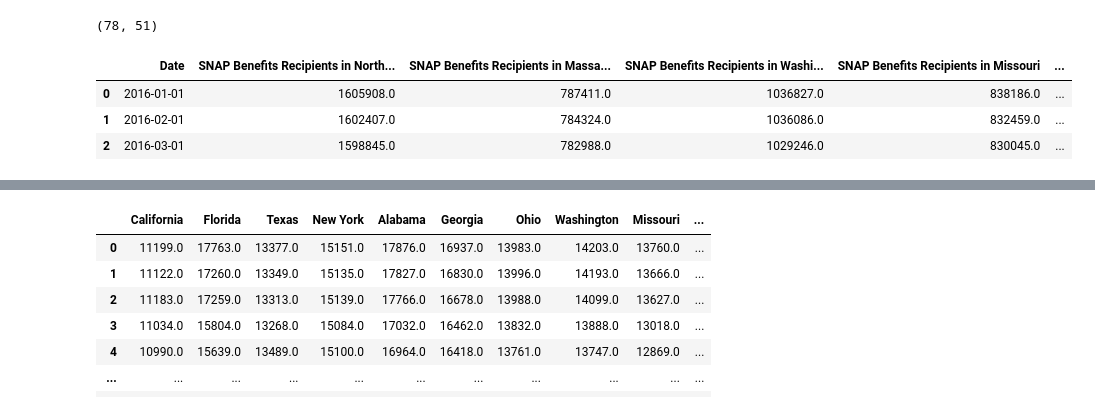
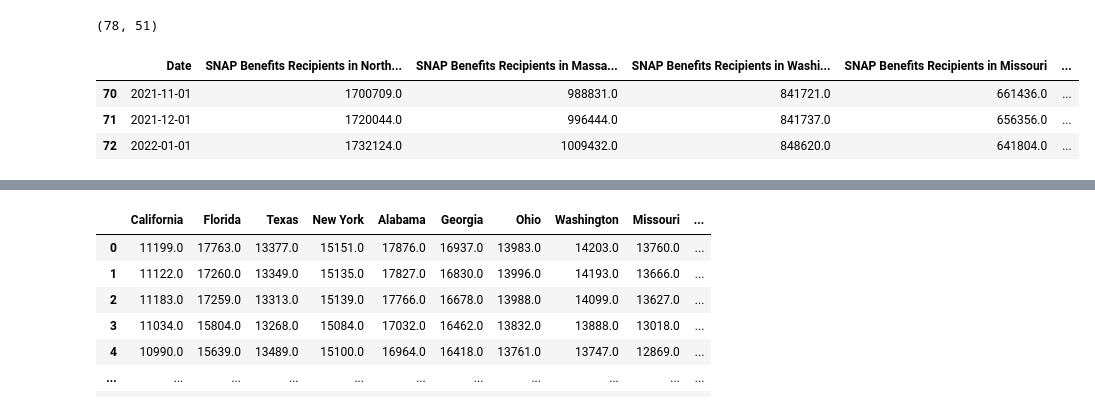
Before and after one commit to MatthewKolotylo/Car-Crash-Analytics-, a Jupyter notebook: Project Master Copy.ipynb, the cells around one changed output, grey strips where cells are left out. Cells and saved outputs as stored; diff of their text form; code cells hidden in the pictures.

```diff
--- a/Project Master Copy.ipynb
+++ b/Project Master Copy.ipynb
@@ -51,7 +51,7 @@ else:
 # %% [markdown]
 # Data Understanding
 # %%
-pd.set_option('display.max_columns', None)
+#pd.set_option('display.max_columns', None)
 car_crash_df.head(5)
 # %% [output]
 |  | ID | Source | Severity | Start_Time | End_Time | Start_Lat | Start_Lng | End_Lat | End_Lng | ... |
@@ -909,16 +896,16 @@ snap_df.shape
 # %%
 #merging snap data with population data
 snap_with_pop=pd.merge(snap_df, expanded_df, on='Date', how='inner')
-snap_with_pop.head(3)
+snap_with_pop.tail(3)
 #snap_with_pop['California SNAP Beneifts Per 100,000'] = (snap_with_pop['SNAP Benefits Recipients in California'] / snap_with_pop['Resident Population in California']) * 100000
 
 # snap_with_pop.str.contains('California')
 #normalizing snap data
 # %% [output]
 |  | Date | SNAP Benefits Recipients in North... | SNAP Benefits Recipients in Massa... | SNAP Benefits Recipients in Washi... | SNAP Benefits Recipients in Missouri | ... |
-| 0 | 2016-01-01 | 1605908.0 | 787411.0 | 1036827.0 | 838186.0 | ... |
-| 1 | 2016-02-01 | 1602407.0 | 784324.0 | 1036086.0 | 832459.0 | ... |
-| 2 | 2016-03-01 | 1598845.0 | 782988.0 | 1029246.0 | 830045.0 | ... |
+| 70 | 2021-11-01 | 1700709.0 | 988831.0 | 841721.0 | 661436.0 | ... |
+| 71 | 2021-12-01 | 1720044.0 | 996444.0 | 841737.0 | 656356.0 | ... |
+| 72 | 2022-01-01 | 1732124.0 | 1009432.0 | 848620.0 | 641804.0 | ... |
 # %%
 state_lst = expanded_df.columns.str.split(' ')
 state_lst = state_lst[1:] #removing Date from my state_lst
```
Also changed, not shown: parts of 38 cells of this notebook, 1 other file.
